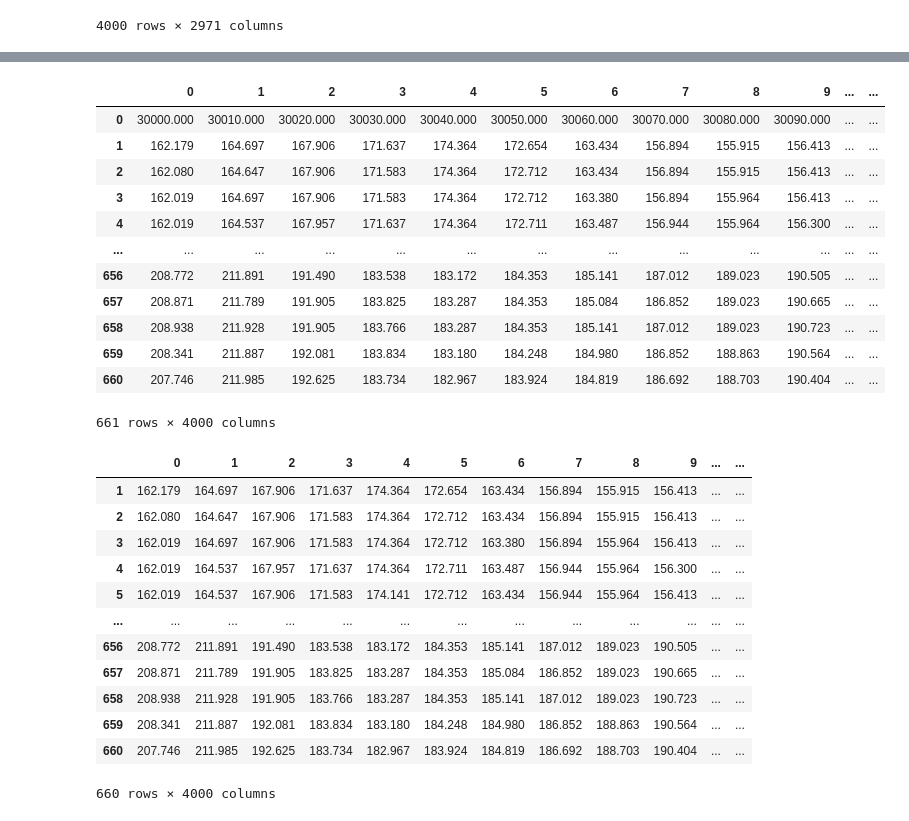
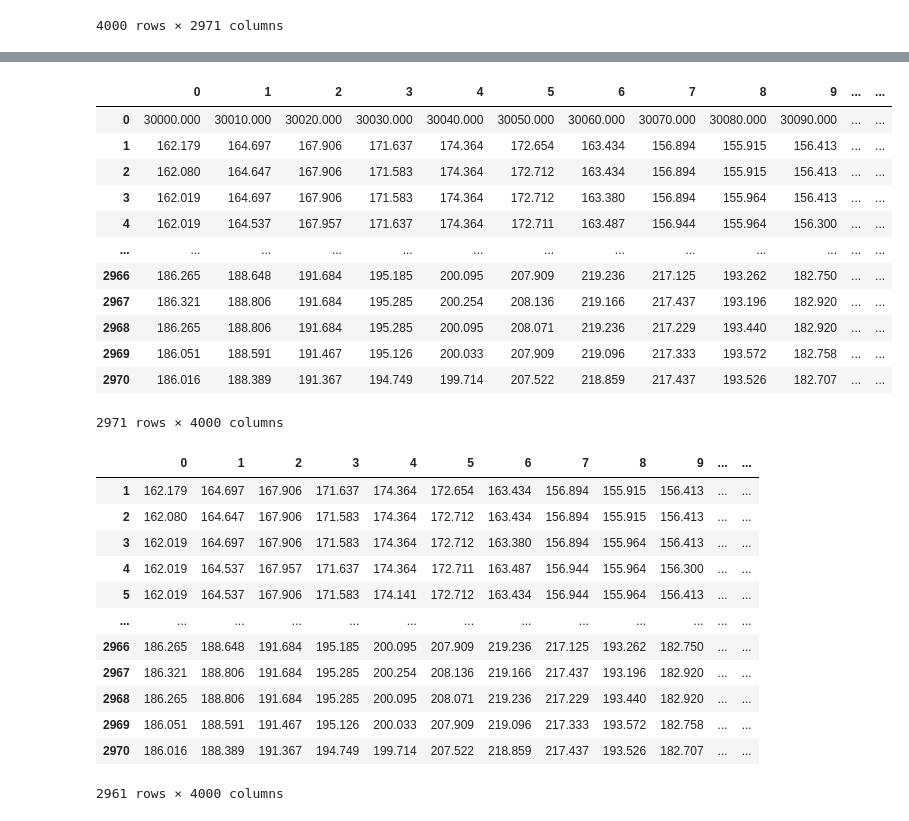
Before and after one commit to AlxDev-hub/Deteccao_novidades_LOF, a Jupyter notebook: Aplicacao_LOF-Novelty_PZT.ipynb, the cells around one changed output, grey strips where cells are left out. Saved outputs shown, nothing was run; the diff lists cells and outputs as text; code cells hidden in the pictures.

```diff
--- a/Aplicacao_LOF-Novelty_PZT.ipynb
+++ b/Aplicacao_LOF-Novelty_PZT.ipynb
@@ -49,27 +28,27 @@ display(new_dataset)
 # %%
 #Tratamento do dataset - Transpor dados
-data = new_dataset.T
+data = dataset.T
 
 display(data)
 # %% [output]
 |  | 0 | 1 | 2 | 3 | 4 | 5 | 6 | 7 | 8 | 9 | ... | ... |
 | 0 | 30000.000 | 30010.000 | 30020.000 | 30030.000 | 30040.000 | 30050.000 | 30060.000 | 30070.000 | 30080.000 | 30090.000 | ... | ... |
 | 1 | 162.179 | 164.697 | 167.906 | 171.637 | 174.364 | 172.654 | 163.434 | 156.894 | 155.915 | 156.413 | ... | ... |
 | 2 | 162.080 | 164.647 | 167.906 | 171.583 | 174.364 | 172.712 | 163.434 | 156.894 | 155.915 | 156.413 | ... | ... |
 | 3 | 162.019 | 164.697 | 167.906 | 171.583 | 174.364 | 172.712 | 163.380 | 156.894 | 155.964 | 156.413 | ... | ... |
 | 4 | 162.019 | 164.537 | 167.957 | 171.637 | 174.364 | 172.711 | 163.487 | 156.944 | 155.964 | 156.300 | ... | ... |
 | ... | ... | ... | ... | ... | ... | ... | ... | ... | ... | ... | ... | ... |
-| 656 | 208.772 | 211.891 | 191.490 | 183.538 | 183.172 | 184.353 | 185.141 | 187.012 | 189.023 | 190.505 | ... | ... |
-| 657 | 208.871 | 211.789 | 191.905 | 183.825 | 183.287 | 184.353 | 185.084 | 186.852 | 189.023 | 190.665 | ... | ... |
-| 658 | 208.938 | 211.928 | 191.905 | 183.766 | 183.287 | 184.353 | 185.141 | 187.012 | 189.023 | 190.723 | ... | ... |
-| 659 | 208.341 | 211.887 | 192.081 | 183.834 | 183.180 | 184.248 | 184.980 | 186.852 | 188.863 | 190.564 | ... | ... |
-| 660 | 207.746 | 211.985 | 192.625 | 183.734 | 182.967 | 183.924 | 184.819 | 186.692 | 188.703 | 190.404 | ... | ... |
+| 2966 | 186.265 | 188.648 | 191.684 | 195.185 | 200.095 | 207.909 | 219.236 | 217.125 | 193.262 | 182.750 | ... | ... |
+| 2967 | 186.321 | 188.806 | 191.684 | 195.285 | 200.254 | 208.136 | 219.166 | 217.437 | 193.196 | 182.920 | ... | ... |
+| 2968 | 186.265 | 188.806 | 191.684 | 195.285 | 200.095 | 208.071 | 219.236 | 217.229 | 193.440 | 182.920 | ... | ... |
+| 2969 | 186.051 | 188.591 | 191.467 | 195.126 | 200.033 | 207.909 | 219.096 | 217.333 | 193.572 | 182.758 | ... | ... |
+| 2970 | 186.016 | 188.389 | 191.367 | 194.749 | 199.714 | 207.522 | 218.859 | 217.437 | 193.526 | 182.707 | ... | ... |
-661 rows × 4000 columns
+2971 rows × 4000 columns
 # %%
-#Tratamento dos dados - Remover linha da frequencia
-new_data = data.drop([0], axis=0)
+#Tratamento do dataset - Remover linha da frequencia e ruido
+dataset_final = data.drop([0, 1981, 1982, 1983, 1984, 1985, 1986, 1987, 1988, 1989], axis=0)
 
-display(new_data)
+display(dataset_final)
 # %% [output]
 |  | 0 | 1 | 2 | 3 | 4 | 5 | 6 | 7 | 8 | 9 | ... | ... |
 | 1 | 162.179 | 164.697 | 167.906 | 171.637 | 174.364 | 172.654 | 163.434 | 156.894 | 155.915 | 156.413 | ... | ... |
@@ -78,9 +57,9 @@ display(new_data)
 | 4 | 162.019 | 164.537 | 167.957 | 171.637 | 174.364 | 172.711 | 163.487 | 156.944 | 155.964 | 156.300 | ... | ... |
 | 5 | 162.019 | 164.537 | 167.906 | 171.583 | 174.141 | 172.712 | 163.434 | 156.944 | 155.964 | 156.413 | ... | ... |
 | ... | ... | ... | ... | ... | ... | ... | ... | ... | ... | ... | ... | ... |
-| 656 | 208.772 | 211.891 | 191.490 | 183.538 | 183.172 | 184.353 | 185.141 | 187.012 | 189.023 | 190.505 | ... | ... |
-| 657 | 208.871 | 211.789 | 191.905 | 183.825 | 183.287 | 184.353 | 185.084 | 186.852 | 189.023 | 190.665 | ... | ... |
-| 658 | 208.938 | 211.928 | 191.905 | 183.766 | 183.287 | 184.353 | 185.141 | 187.012 | 189.023 | 190.723 | ... | ... |
-| 659 | 208.341 | 211.887 | 192.081 | 183.834 | 183.180 | 184.248 | 184.980 | 186.852 | 188.863 | 190.564 | ... | ... |
-| 660 | 207.746 | 211.985 | 192.625 | 183.734 | 182.967 | 183.924 | 184.819 | 186.692 | 188.703 | 190.404 | ... | ... |
+| 2966 | 186.265 | 188.648 | 191.684 | 195.185 | 200.095 | 207.909 | 219.236 | 217.125 | 193.262 | 182.750 | ... | ... |
+| 2967 | 186.321 | 188.806 | 191.684 | 195.285 | 200.254 | 208.136 | 219.166 | 217.437 | 193.196 | 182.920 | ... | ... |
+| 2968 | 186.265 | 188.806 | 191.684 | 195.285 | 200.095 | 208.071 | 219.236 | 217.229 | 193.440 | 182.920 | ... | ... |
+| 2969 | 186.051 | 188.591 | 191.467 | 195.126 | 200.033 | 207.909 | 219.096 | 217.333 | 193.572 | 182.758 | ... | ... |
+| 2970 | 186.016 | 188.389 | 191.367 | 194.749 | 199.714 | 207.522 | 218.859 | 217.437 | 193.526 | 182.707 | ... | ... |
-660 rows × 4000 columns
+2961 rows × 4000 columns
```
Also changed, not shown: parts of 15 cells of this notebook.
